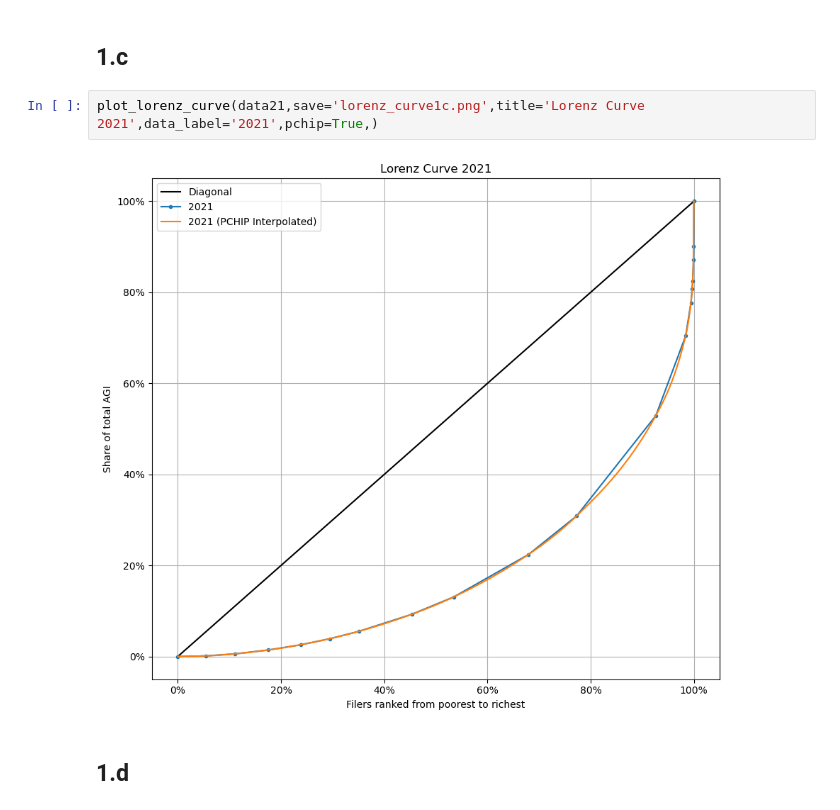
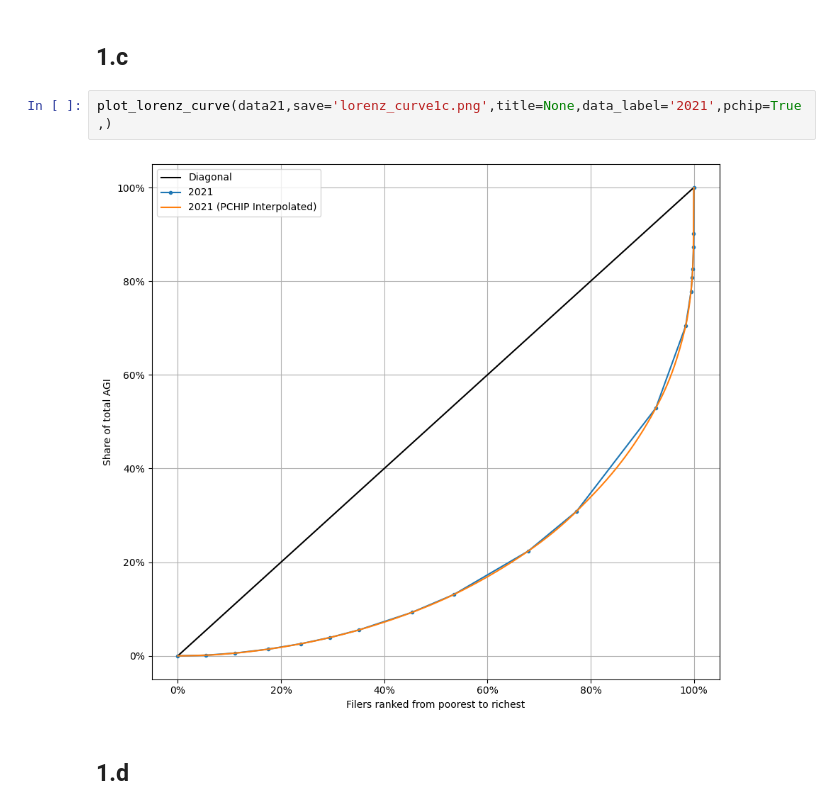
Before and after one commit to johanoelgaard/ECON230B, a Jupyter notebook: Assignment 1/Assignment I.ipynb, the cells around one changed output. Saved outputs shown, nothing was run; the diff lists cells and outputs as text.

```diff
--- a/Assignment 1/Assignment I.ipynb
+++ b/Assignment 1/Assignment I.ipynb
@@ -70,9 +70,9 @@ Interpolated value for top 1.00% share of total AGI: 0.2540233716155428
 # %% [markdown]
 ## 1.c
 # %%
-plot_lorenz_curve(data21,save='lorenz_curve1c.png',title='Lorenz Curve 2021',data_label='2021',pchip=True,)
+plot_lorenz_curve(data21,save='lorenz_curve1c.png',title=None,data_label='2021',pchip=True,)
 # %% [output]
-[figure, old version]
+[figure, new version]
 # %% [markdown]
 ## 1.d
 # %%
```
Also changed, not shown: parts of 4 cells of this notebook, 5 other files.
